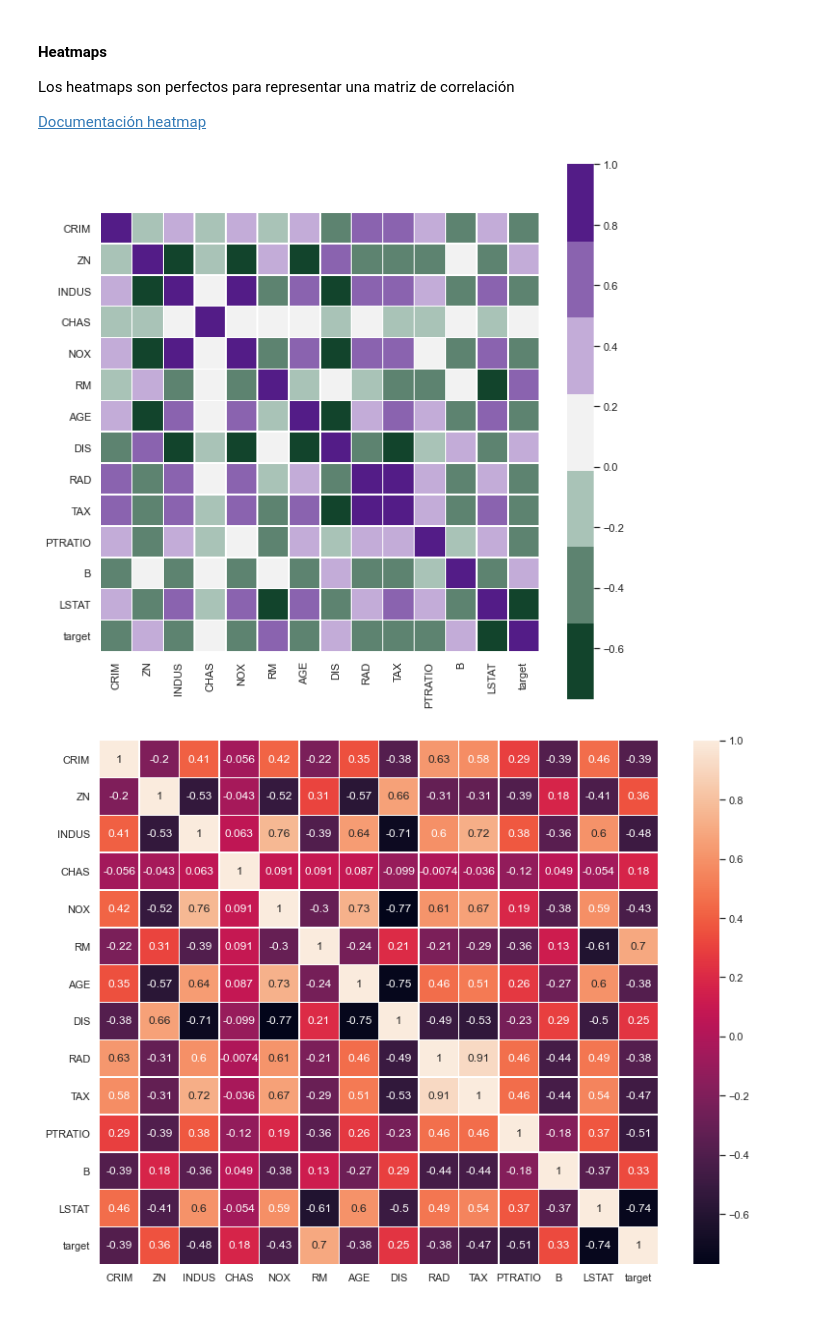
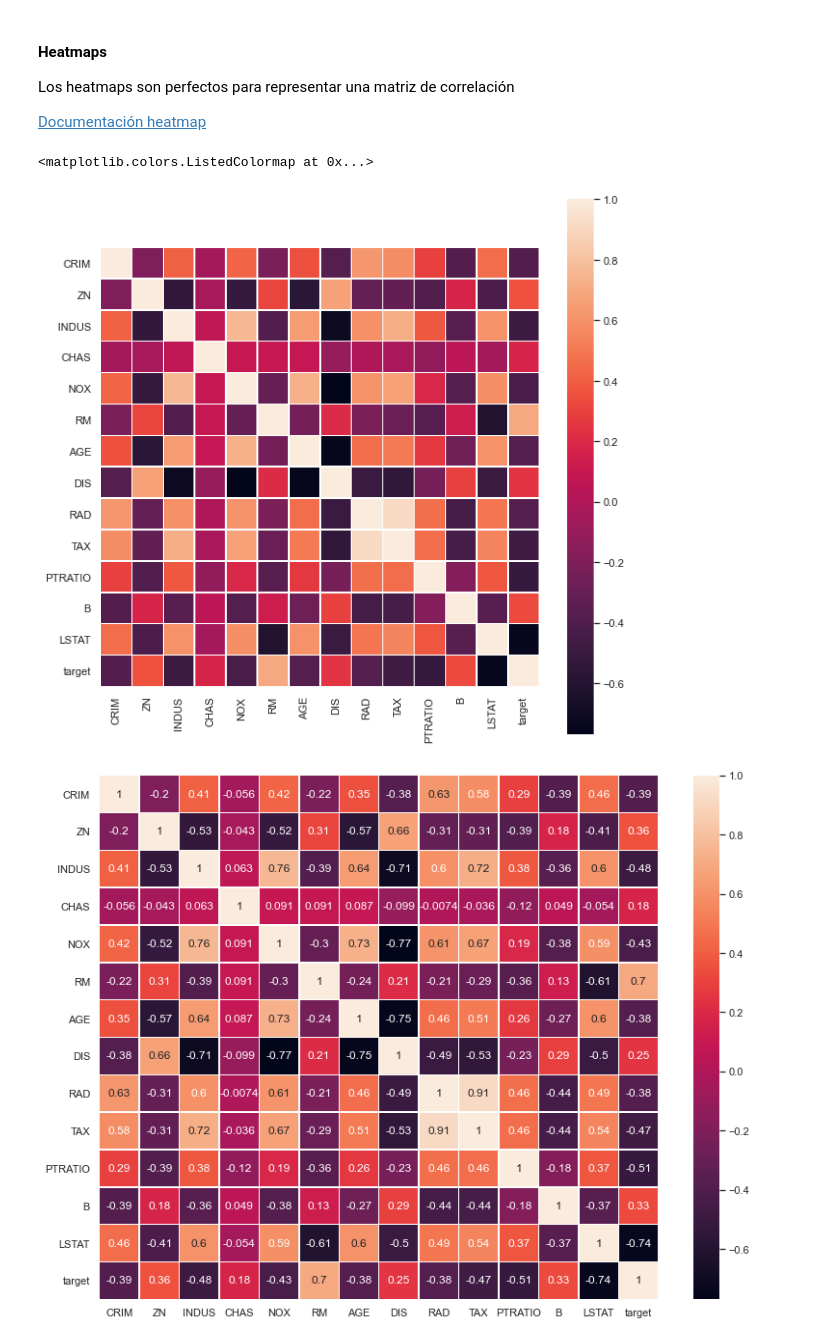
Before and after one commit to franciscocanon-thebridge/bootcamp_thebridge_PTSep20, a Jupyter notebook: Bloque 2 - Data_Analyst/04_Visualización/03_Seaborn/01_EDA Seaborn.ipynb, the cells around one changed output. Cells and saved outputs as stored; diff of their text form; code cells hidden in the pictures.

```diff
--- a/Bloque 2 - Data_Analyst/04_Visualización/03_Seaborn/01_EDA Seaborn.ipynb
+++ b/Bloque 2 - Data_Analyst/04_Visualización/03_Seaborn/01_EDA Seaborn.ipynb
@@ -477,14 +454,18 @@ sns.jointplot(x=boston_df['LSTAT'],
 Los heatmaps son perfectos para representar una matriz de correlación
 
 [Documentación heatmap](https://seaborn.pydata.org/generated/seaborn.heatmap.html)
+# %%
+plt.cm.Dark2
+# %% [output]
+<matplotlib.colors.ListedColormap at 0x...>
 # %%
 plt.figure(figsize=(10,10))
 sns.heatmap(boston_df.corr(),
-           cmap=sns.diverging_palette(145, 280, s=85, l=25, n=7),
+#            cmap=plt.cm.viridis,
            linewidths=.5,
            square=True);
 # %% [output]
-[figure, old version]
+[figure, new version]
 # %%
 f, ax = plt.subplots(figsize=(13, 10))
 sns.heatmap(boston_df.corr(),
```
Also changed, not shown: parts of 55 cells of this notebook.
